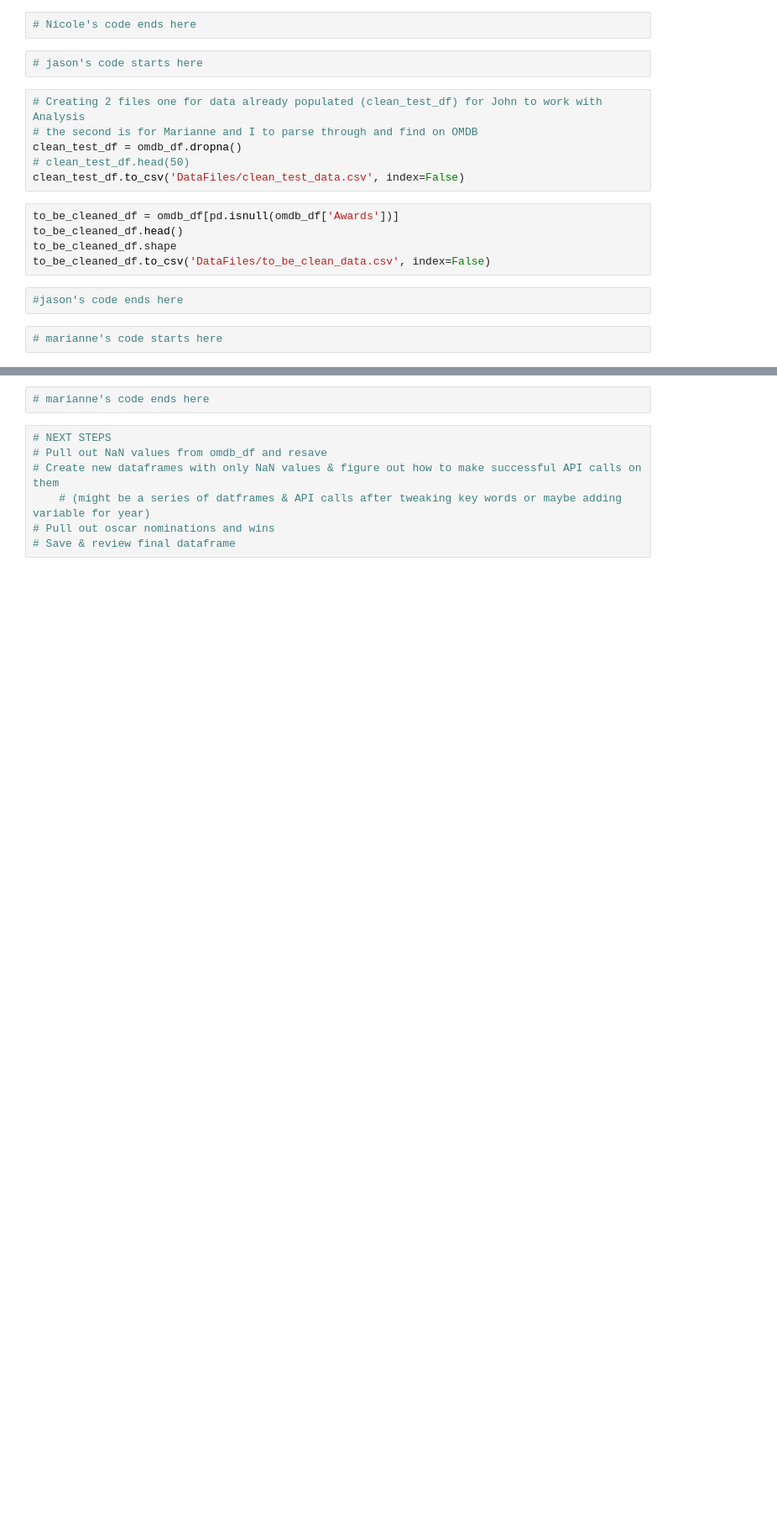
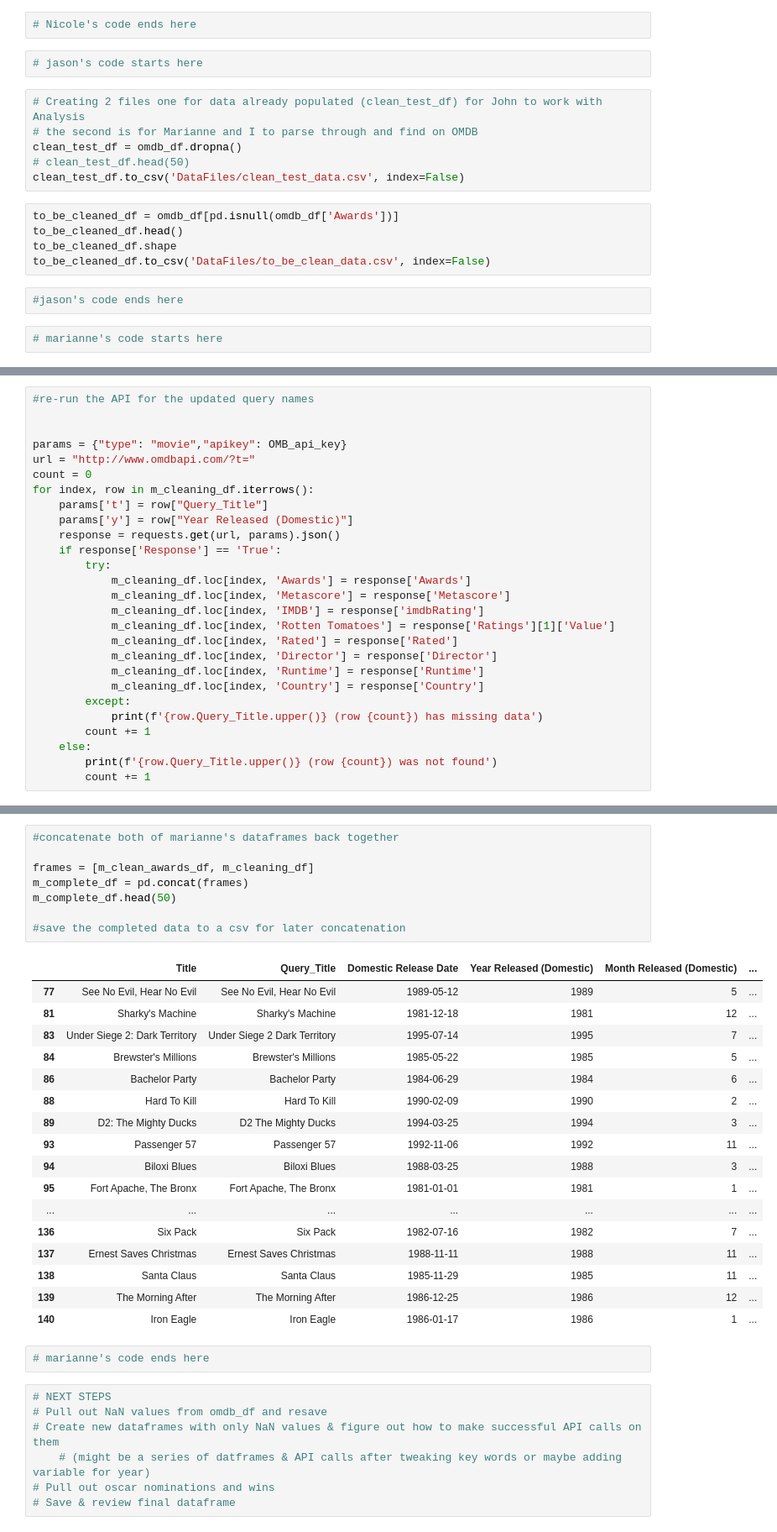
Before and after one commit to mpagerit/Team-11-project-1, a Jupyter notebook: CSV merge and Data cleaning.ipynb, the cells around one changed output, grey strips where cells are left out. Shown: that part at 84% size. Saved outputs shown, nothing was run; the diff lists cells and outputs as text; blank space fills up the shorter version.

```diff
--- a/CSV merge and Data cleaning.ipynb
+++ b/CSV merge and Data cleaning.ipynb
@@ -196,0 +282,27 @@ to_be_cleaned_df.to_csv('DataFiles/to_be_clean_data.csv', index=False)
+# %%
+#re-run the API for the updated query names
+
+
+params = {"type": "movie","apikey": OMB_api_key}
+url = "http://www.omdbapi.com/?t="
+count = 0
+for index, row in m_cleaning_df.iterrows():
+    params['t'] = row["Query_Title"]
+    params['y'] = row["Year Released (Domestic)"]
+    response = requests.get(url, params).json()
+    if response['Response'] == 'True':
+        try:
+            m_cleaning_df.loc[index, 'Awards'] = response['Awards']
+            m_cleaning_df.loc[index, 'Metascore'] = response['Metascore']
+            m_cleaning_df.loc[index, 'IMDB'] = response['imdbRating']
+            m_cleaning_df.loc[index, 'Rotten Tomatoes'] = response['Ratings'][1]['Value']
+            m_cleaning_df.loc[index, 'Rated'] = response['Rated']
+            m_cleaning_df.loc[index, 'Director'] = response['Director']
+            m_cleaning_df.loc[index, 'Runtime'] = response['Runtime']
+            m_cleaning_df.loc[index, 'Country'] = response['Country']
+        except:
+            print(f'{row.Query_Title.upper()} (row {count}) has missing data')
+        count += 1
+    else:
+        print(f'{row.Query_Title.upper()} (row {count}) was not found')
+        count += 1
@@ -197,3 +315,29 @@ to_be_cleaned_df.to_csv('DataFiles/to_be_clean_data.csv', index=False)
+# %%
+#concatenate both of marianne's dataframes back together
+
+frames = [m_clean_awards_df, m_cleaning_df]
+m_complete_df = pd.concat(frames)
+m_complete_df.head(50)
+
+#save the completed data to a csv for later concatenation
+# %% [output]
+|  | Title | Query_Title | Domestic Release Date | Year Released (Domestic) | Month Released (Domestic) | ... |
+| 77 | See No Evil, Hear No Evil | See No Evil, Hear No Evil | 1989-05-12 | 1989 | 5 | ... |
+| 81 | Sharky's Machine | Sharky's Machine | 1981-12-18 | 1981 | 12 | ... |
+| 83 | Under Siege 2: Dark Territory | Under Siege 2 Dark Territory | 1995-07-14 | 1995 | 7 | ... |
+| 84 | Brewster's Millions | Brewster's Millions | 1985-05-22 | 1985 | 5 | ... |
+| 86 | Bachelor Party | Bachelor Party | 1984-06-29 | 1984 | 6 | ... |
+| 88 | Hard To Kill | Hard To Kill | 1990-02-09 | 1990 | 2 | ... |
+| 89 | D2: The Mighty Ducks | D2 The Mighty Ducks | 1994-03-25 | 1994 | 3 | ... |
+| 93 | Passenger 57 | Passenger 57 | 1992-11-06 | 1992 | 11 | ... |
+| 94 | Biloxi Blues | Biloxi Blues | 1988-03-25 | 1988 | 3 | ... |
+| 95 | Fort Apache, The Bronx | Fort Apache, The Bronx | 1981-01-01 | 1981 | 1 | ... |
+| ... | ... | ... | ... | ... | ... | ... |
+| 136 | Six Pack | Six Pack | 1982-07-16 | 1982 | 7 | ... |
+| 137 | Ernest Saves Christmas | Ernest Saves Christmas | 1988-11-11 | 1988 | 11 | ... |
+| 138 | Santa Claus | Santa Claus | 1985-11-29 | 1985 | 11 | ... |
+| 139 | The Morning After | The Morning After | 1986-12-25 | 1986 | 12 | ... |
+| 140 | Iron Eagle | Iron Eagle | 1986-01-17 | 1986 | 1 | ... |
 # %%
 # marianne's code ends here
 # %%
```
Also changed, not shown: parts of 7 cells of this notebook, 1 other file.
